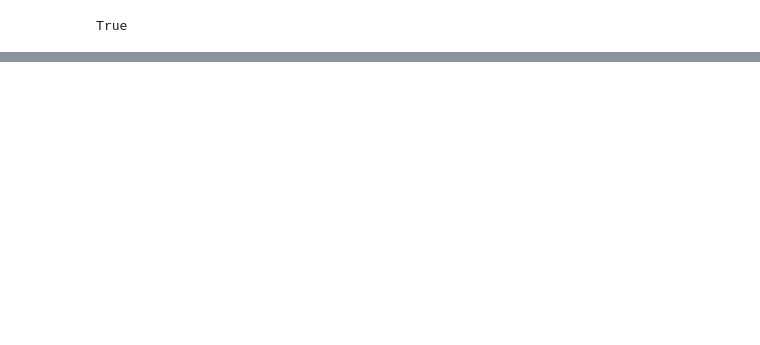
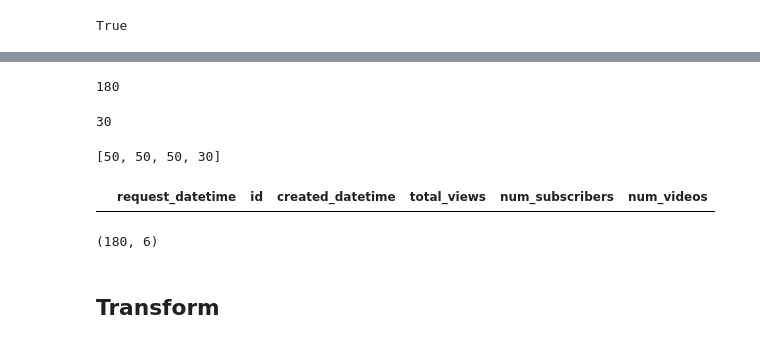
Before and after one commit to AndrewDettor/YouTubeMostPopularVideos, a Jupyter notebook: yt_api_pull_test.ipynb, the cells around one changed output, grey strips where cells are left out. Cells and saved outputs as stored; diff of their text form; code cells hidden in the pictures; blank space fills up the shorter version.

```diff
--- a/yt_api_pull_test.ipynb
+++ b/yt_api_pull_test.ipynb
@@ -110,0 +252,5 @@ dtype: int64
+# %%
+unique_channel_ids = video_df["channel_id"].unique()
+len(unique_channel_ids)
+# %% [output]
+180
@@ -110,0 +276,23 @@ dtype: int64
+# %%
+len(unique_channel_ids) % 50
+# %% [output]
+30
+# %%
+# https://stackoverflow.com/questions/312443/how-do-i-split-a-list-into-equally-sized-chunks
+def chunks(lst, n):
+    return [lst[i:i + n] for i in range(0, len(lst), n)]
+
+channels_chunked = chunks(unique_channel_ids, 50)
+[len(chunk) for chunk in channels_chunked] # chunks = # API calls
+# %% [output]
+[50, 50, 50, 30]
+# %%
+channel_df = pd.DataFrame(columns=["request_datetime",
+                                "id",
+                                "created_datetime",
+                                "total_views",
+                                "num_subscribers",
+                                "num_videos"])
+channel_df
+# %% [output]
+|  | request_datetime | id | created_datetime | total_views | num_subscribers | num_videos |
@@ -110,0 +320,6 @@ dtype: int64
+# %%
+channel_df.shape
+# %% [output]
+(180, 6)
+# %% [markdown]
+## Transform
```
Also changed, not shown: parts of 39 cells of this notebook.
